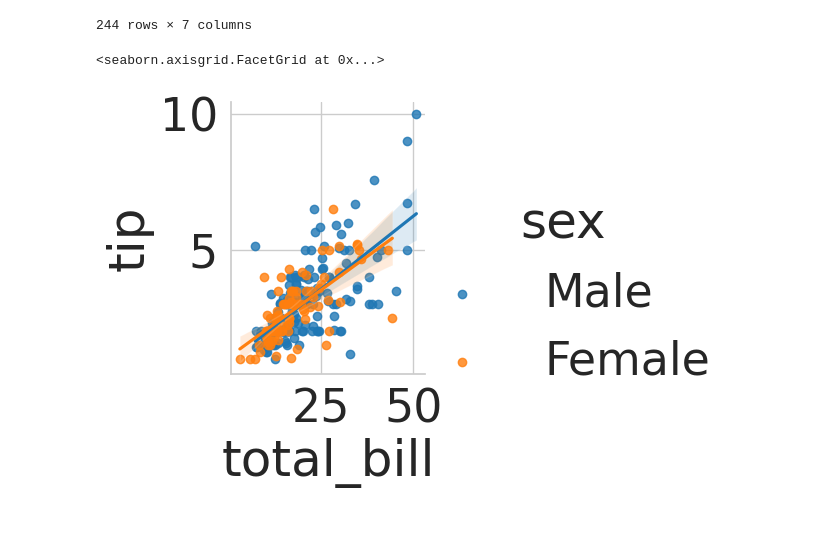
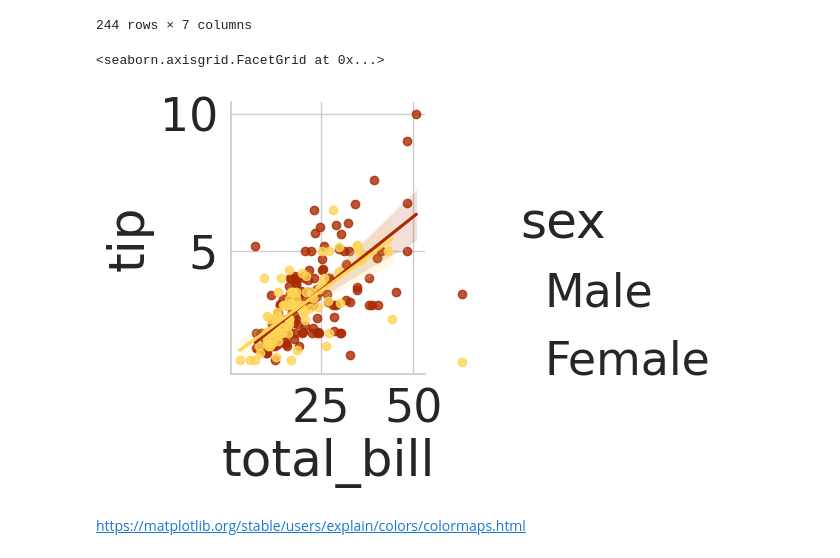
Before and after one commit to MUHAMMEDQULIYEV/Python_Learning, a Jupyter notebook: data_visualization/seaborn/learncolor.ipynb, the cells around one changed output. Cells and saved outputs as stored; diff of their text form; code cells hidden in the pictures; blank space fills up the shorter version.

```diff
--- a/data_visualization/seaborn/learncolor.ipynb
+++ b/data_visualization/seaborn/learncolor.ipynb
@@ -73,7 +73,9 @@ tips
 | 243 | 18.78 | 3.00 | Female | No | Thur | Dinner | 2 |
 244 rows × 7 columns
 # %%
-sns.lmplot(x='total_bill',y='tip',data=tips,hue='sex')
+sns.lmplot(x='total_bill',y='tip',data=tips,hue='sex',palette='afmhot')
 # %% [output]
 <seaborn.axisgrid.FacetGrid at 0x...>
-[figure, old version]
+[figure, new version]
+# %% [markdown]
+https://matplotlib.org/stable/users/explain/colors/colormaps.html
```
Also changed, not shown: parts of 2 cells of this notebook, 2 other files.
